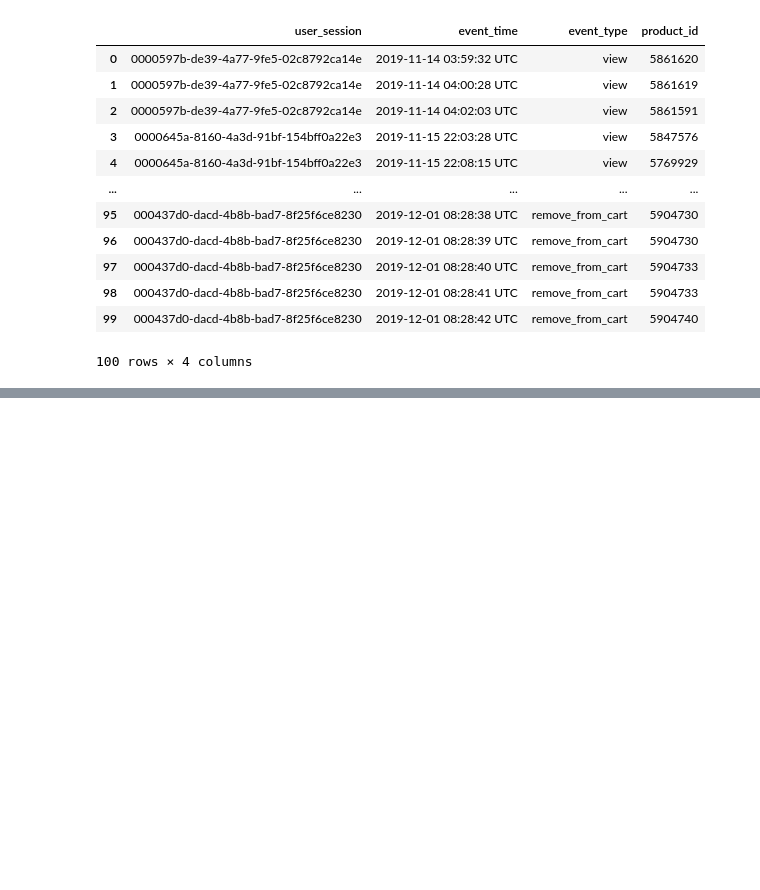
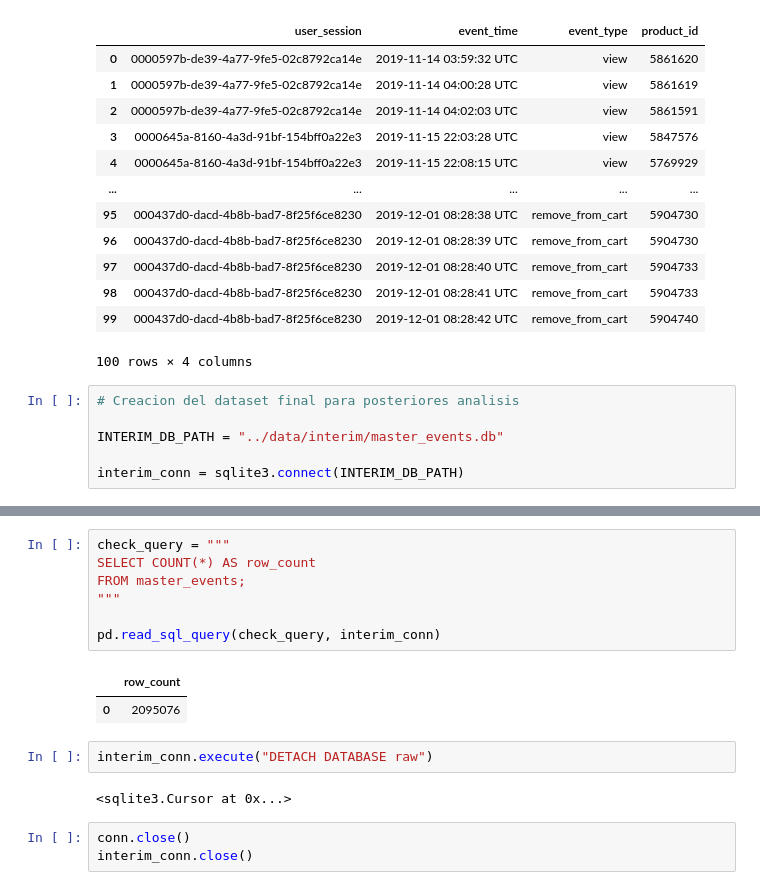
Before and after one commit to Nicosuarezso/ecommerce-cosmetics-analytics, a Jupyter notebook: notebooks/01_data_understanding.ipynb, the cells around one changed output, grey strips where cells are left out. Cells and saved outputs as stored; diff of their text form; blank space fills up the shorter version.

Commit message:
NOtebook: 01_data_understanding: se termino la fase de entendimiento de los datos, se creo una tabla con las 5 tablas unificadas. PROJECT_CONTEXT: Se añadio la seccion 7.6

```diff
--- a/notebooks/01_data_understanding.ipynb
+++ b/notebooks/01_data_understanding.ipynb
@@ -408,3 +408,9 @@ session_sequences
 | 98 | 000437d0-dacd-4b8b-bad7-8f25f6ce8230 | 2019-12-01 08:28:41 UTC | remove_from_cart | 5904733 |
 | 99 | 000437d0-dacd-4b8b-bad7-8f25f6ce8230 | 2019-12-01 08:28:42 UTC | remove_from_cart | 5904740 |
 100 rows × 4 columns
+# %%
+# Creacion del dataset final para posteriores analisis
+
+INTERIM_DB_PATH = "../data/interim/master_events.db"
+
+interim_conn = sqlite3.connect(INTERIM_DB_PATH)
@@ -410,0 +444,17 @@ session_sequences
+# %%
+check_query = """
+SELECT COUNT(*) AS row_count
+FROM master_events;
+"""
+
+pd.read_sql_query(check_query, interim_conn)
+# %% [output]
+|  | row_count |
+| 0 | 2095076 |
+# %%
+interim_conn.execute("DETACH DATABASE raw")
+# %% [output]
+<sqlite3.Cursor at 0x...>
+# %%
+conn.close()
+interim_conn.close()
```
Also changed, not shown: parts of 2 cells of this notebook, 1 other file.
